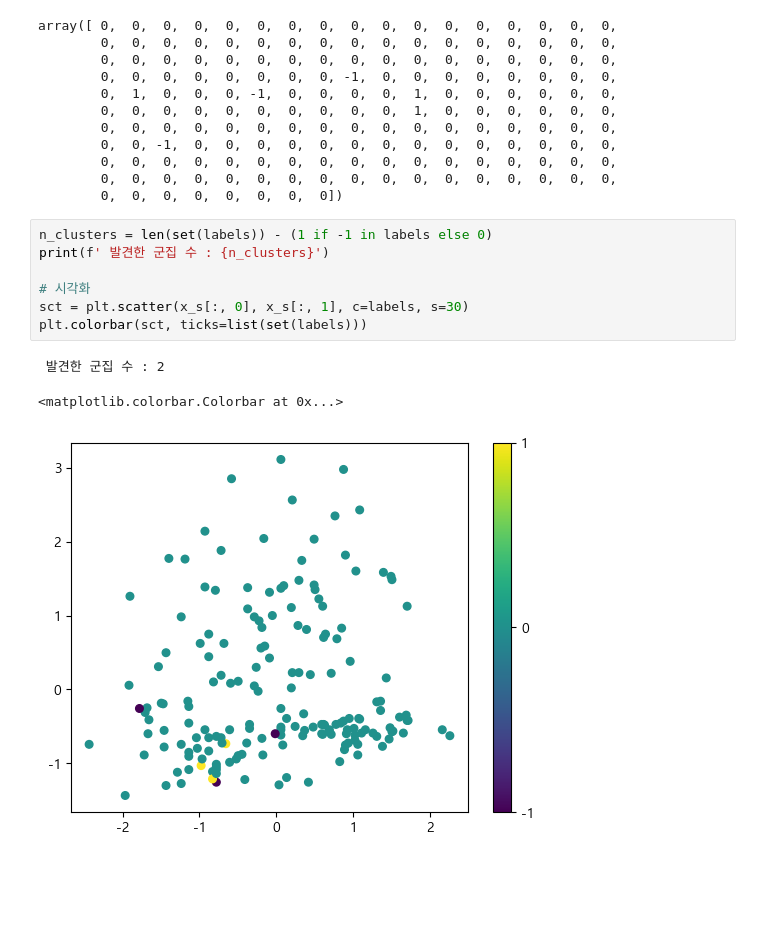
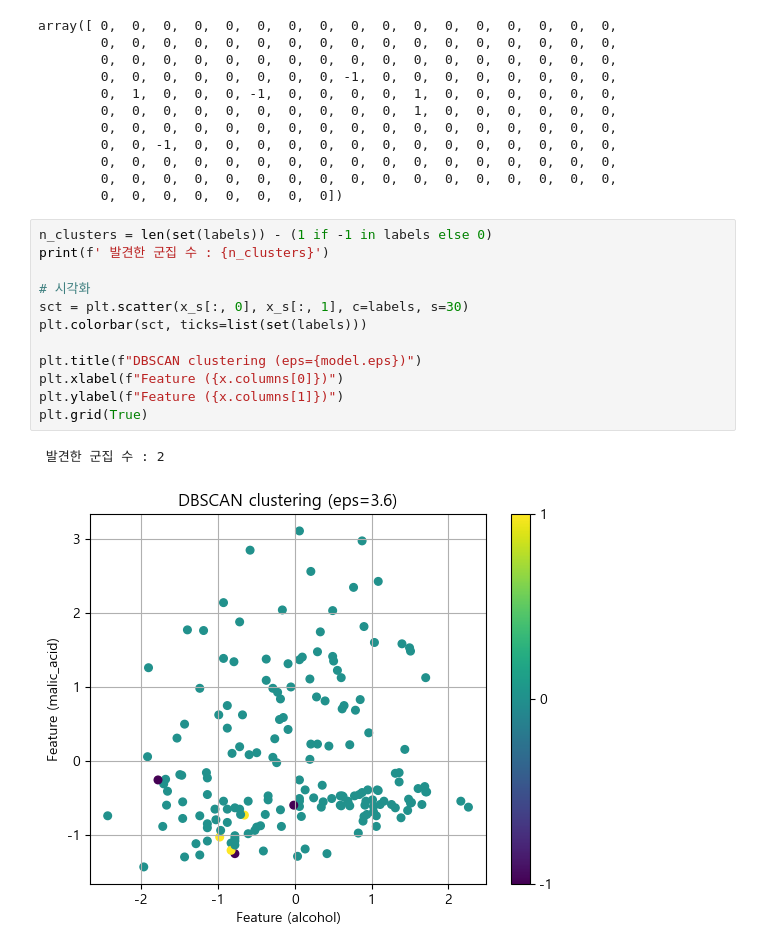
Before and after one commit to sjlimiei25/AI-Prediction, a Jupyter notebook: unsupervised_learning/2_dbscan_clustering.ipynb, the cells around one changed output. Saved outputs shown, nothing was run; the diff lists cells and outputs as text; blank space fills up the shorter version.

Commit message:
add title, labels

```diff
--- a/unsupervised_learning/2_dbscan_clustering.ipynb
+++ b/unsupervised_learning/2_dbscan_clustering.ipynb
@@ -190,11 +190,15 @@ array([ 0,  0,  0,  0,  0,  0,  0,  0,  0,  0,  0,  0,  0,  0,  0,  0,  0,
 # %%
 n_clusters = len(set(labels)) - (1 if -1 in labels else 0)
 print(f' 발견한 군집 수 : {n_clusters}')
 
 # 시각화
 sct = plt.scatter(x_s[:, 0], x_s[:, 1], c=labels, s=30)
 plt.colorbar(sct, ticks=list(set(labels)))
+
+plt.title(f"DBSCAN clustering (eps={model.eps})")
+plt.xlabel(f"Feature ({x.columns[0]})")
+plt.ylabel(f"Feature ({x.columns[1]})")
+plt.grid(True)
 # %% [output]
  발견한 군집 수 : 2
-<matplotlib.colorbar.Colorbar at 0x...>
-[figure, old version]
+[figure, new version]
```
